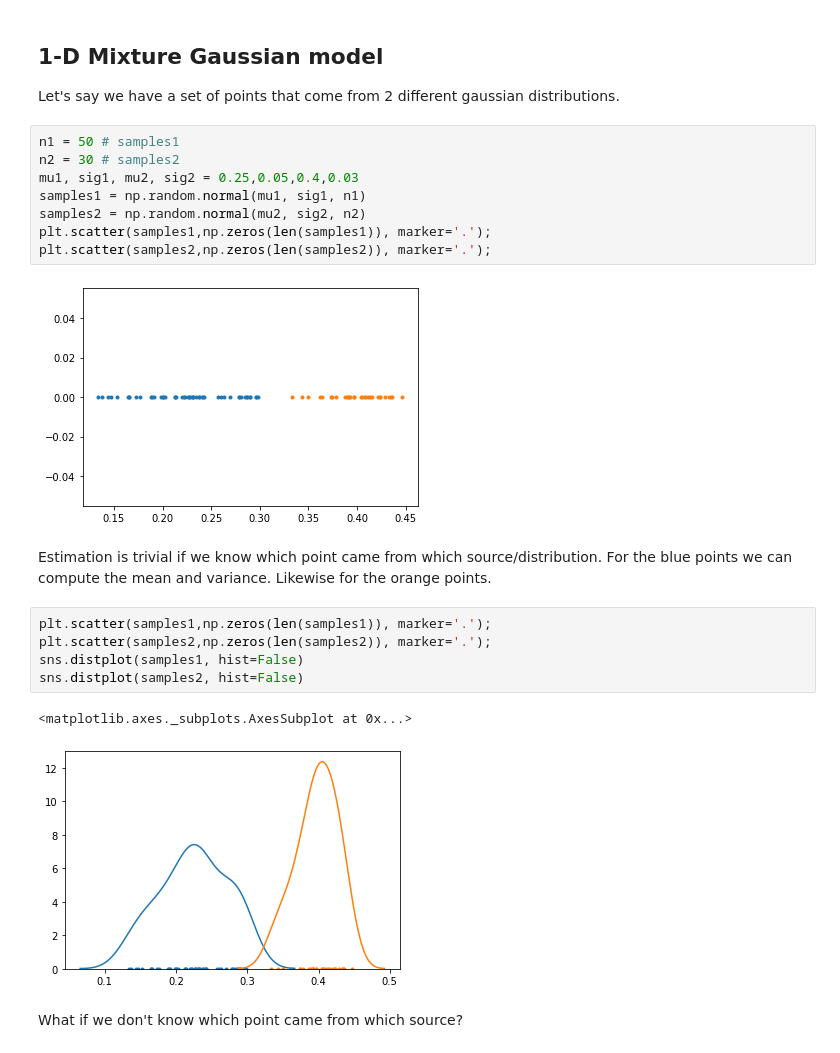
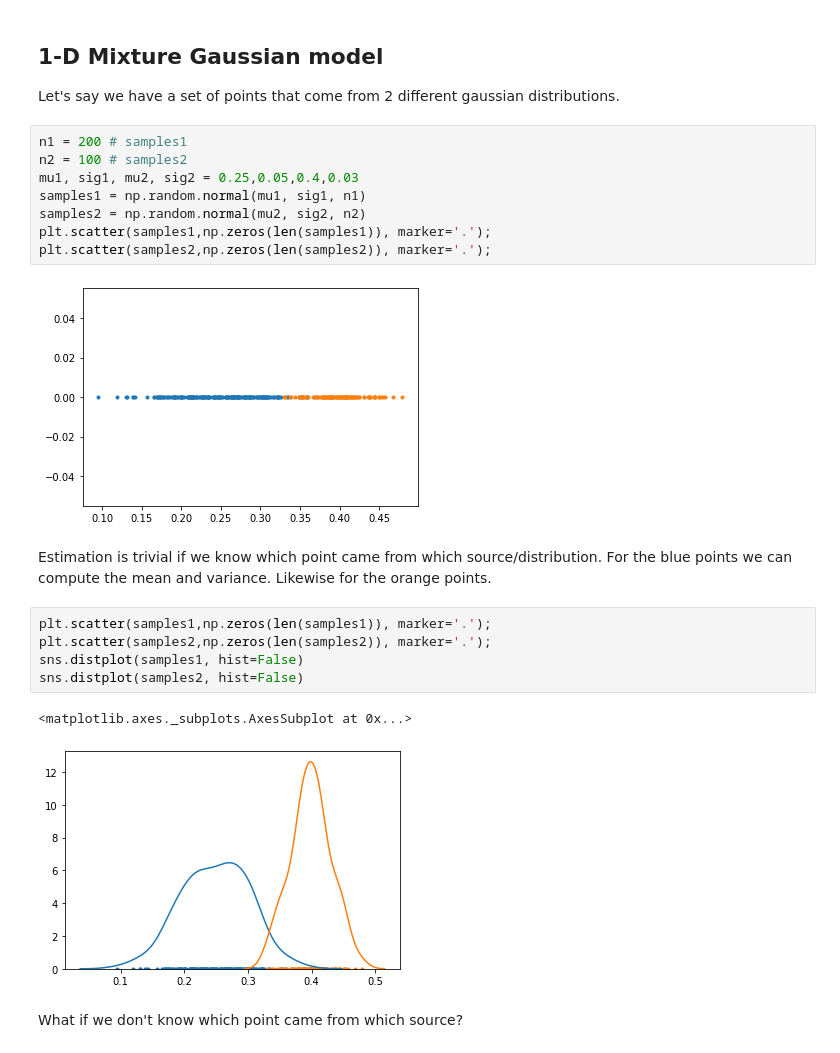
Before and after one commit to vinayshanbhag/math, a Jupyter notebook: Expectation_Maximization.ipynb, the cells around one changed output. Cells and saved outputs as stored; diff of their text form.

```diff
--- a/Expectation_Maximization.ipynb
+++ b/Expectation_Maximization.ipynb
@@ -15,15 +15,15 @@ import pandas as pd
 
 Let's say we have a set of points that come from 2 different gaussian distributions.
 # %%
-n1 = 50 # samples1
-n2 = 30 # samples2
+n1 = 200 # samples1
+n2 = 100 # samples2
 mu1, sig1, mu2, sig2 = 0.25,0.05,0.4,0.03
 samples1 = np.random.normal(mu1, sig1, n1)
 samples2 = np.random.normal(mu2, sig2, n2)
 plt.scatter(samples1,np.zeros(len(samples1)), marker='.');
 plt.scatter(samples2,np.zeros(len(samples2)), marker='.');
 # %% [output]
-[figure, old version]
+[figure, new version]
 # %% [markdown]
 Estimation is trivial if we know which point came from which source/distribution. For the blue points we can compute the mean and variance. Likewise for the orange points.
 # %%
@@ -33,7 +33,7 @@ sns.distplot(samples1, hist=False)
 sns.distplot(samples2, hist=False)
 # %% [output]
 <matplotlib.axes._subplots.AxesSubplot at 0x...>
-[figure, old version]
+[figure, new version]
 # %% [markdown]
 What if we don't know which point came from which source?
 # %%
```
Also changed, not shown: parts of 5 cells of this notebook.
